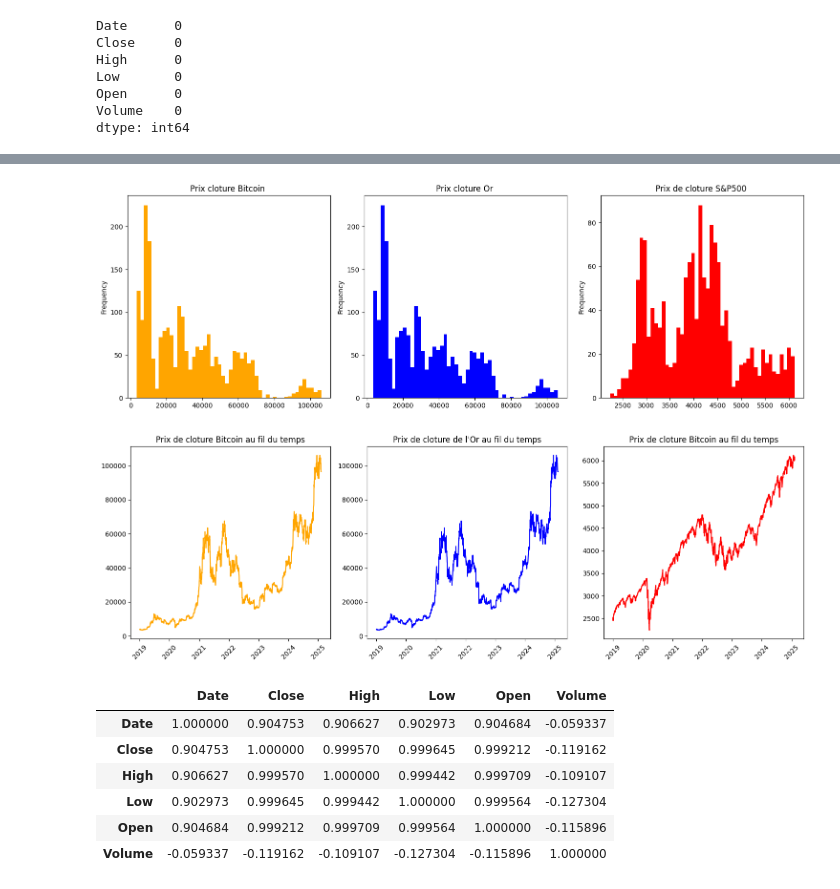
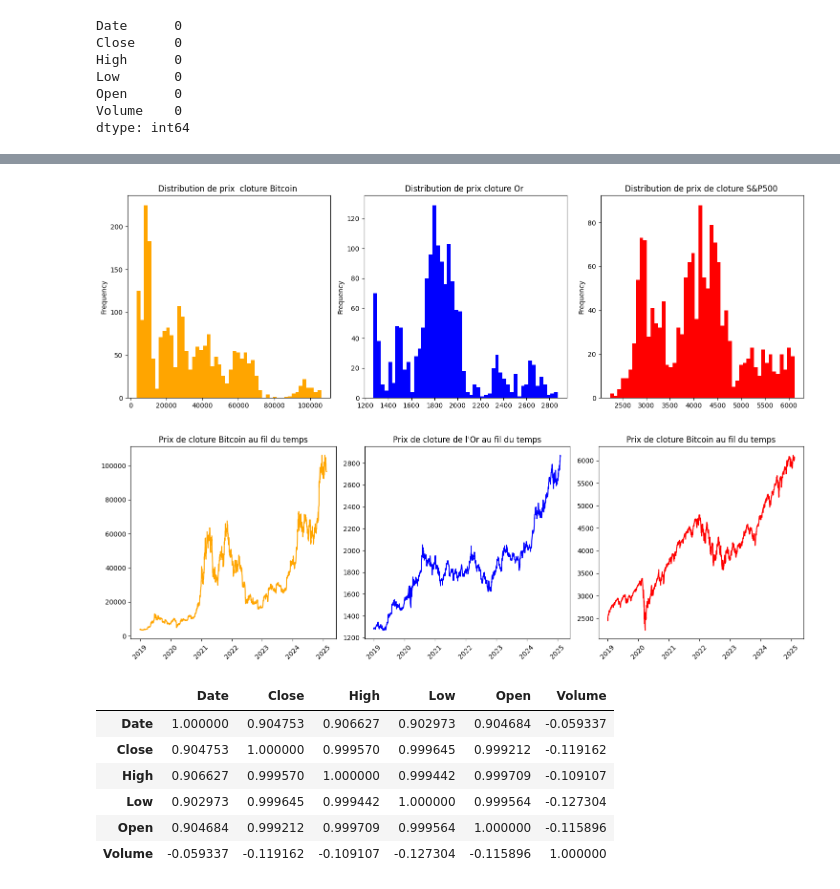
Before and after one commit to Fanaingamampiandra/Analyse-comparative-des-actifs-financiers, a Jupyter notebook: Analyse_descriptive.ipynb, the cells around one changed output, grey strips where cells are left out. Saved outputs shown, nothing was run; the diff lists cells and outputs as text; code cells hidden in the pictures.

```diff
--- a/Analyse_descriptive.ipynb
+++ b/Analyse_descriptive.ipynb
@@ -11,3 +16,7 @@ gold_data=pd.read_csv("D:/Analyse-comparative-des-actifs-financiers/gold_histori
+# %%
+btc_data=upload_and_parse_dates("bitcoin_historical_data_cleaned.csv")
+sp500_data=upload_and_parse_dates("sp500_historical_data_cleaned.csv")
+gold_data=upload_and_parse_dates("gold_historical_data_cleaned.csv")
 # %%
 #Statistique descriptive
 btc_data.describe()
@@ -76,9 +85,3 @@ Low       0
 Open      0
 Volume    0
 dtype: int64
-# %%
-for col in btc_data.columns:
-    if col !="Date":
-        btc_data[col]=pd.to_numeric(btc_data[col],errors="coerce")
-
-btc_data.dtypes
@@ -93,6 +87,0 @@ dtype: object
-# %%
-for col in btc_data.columns:
-    if col !="Date":
-        sp500_data[col]=pd.to_numeric(sp500_data[col],errors="coerce")
-
-sp500_data.dtypes
@@ -107,6 +87,0 @@ dtype: object
-# %%
-for col in btc_data.columns:
-    if col !="Date":
-        gold_data[col]=pd.to_numeric(gold_data[col],errors="coerce")
-
-gold_data.dtypes
@@ -121,31 +118,18 @@ dtype: object
 # %%
 #Visualisation des distribution des prix de cloture
 plt.figure(figsize=(15,5))
 plt.subplot(1,3,1)
-btc_data['Close'].plot(kind='hist' , bins=50 , color='orange',title='Prix cloture Bitcoin ')
+btc_data['Close'].plot(kind='hist' , bins=50 , color='orange',title='Distribution de prix  cloture Bitcoin ')
 plt.subplot(1,3,2)
-gold_data['Close'].plot(kind='hist' , bins=50 , color='blue',title='Prix cloture Or ')
+gold_data['Close'].plot(kind='hist' , bins=50 , color='blue',title='Distribution de prix cloture Or ')
 plt.subplot(1,3,3)
-sp500_data['Close'].plot(kind='hist' , bins=50 , color='red',title='Prix de cloture S&P500 ')
+sp500_data['Close'].plot(kind='hist' , bins=50 , color='red',title='Distribution de prix de cloture S&P500 ')
 plt.tight_layout()
 plt.show()
 # %% [output]
-[figure, old version]
+[figure, new version]
 # %%
 #Verification de l'evolution des prix de cloture au fil du temps
-
-
-# Vérifier et convertir la colonne 'Date' en datetime
-btc_data['Date'] = pd.to_datetime(btc_data['Date'])
-gold_data['Date'] = pd.to_datetime(gold_data['Date'])
-sp500_data['Date'] = pd.to_datetime(sp500_data['Date'])
-
-# Trier les données par date
-btc_data = btc_data.sort_values('Date')
-gold_data = gold_data.sort_values('Date')
-sp500_data = sp500_data.sort_values('Date')
-
-
 plt.figure(figsize=(15,5))
 plt.subplot(1,3,1)
 plt.plot(btc_data['Date'], btc_data['Close'], color='orange')
@@ -165,7 +149,7 @@ plt.xticks(rotation=45)
 plt.tight_layout()
 plt.show()
 # %% [output]
-[figure, old version]
+[figure, new version]
 # %%
 btc_data.corr()
 gold_data.corr()
```
Also changed, not shown: parts of 11 cells of this notebook.
